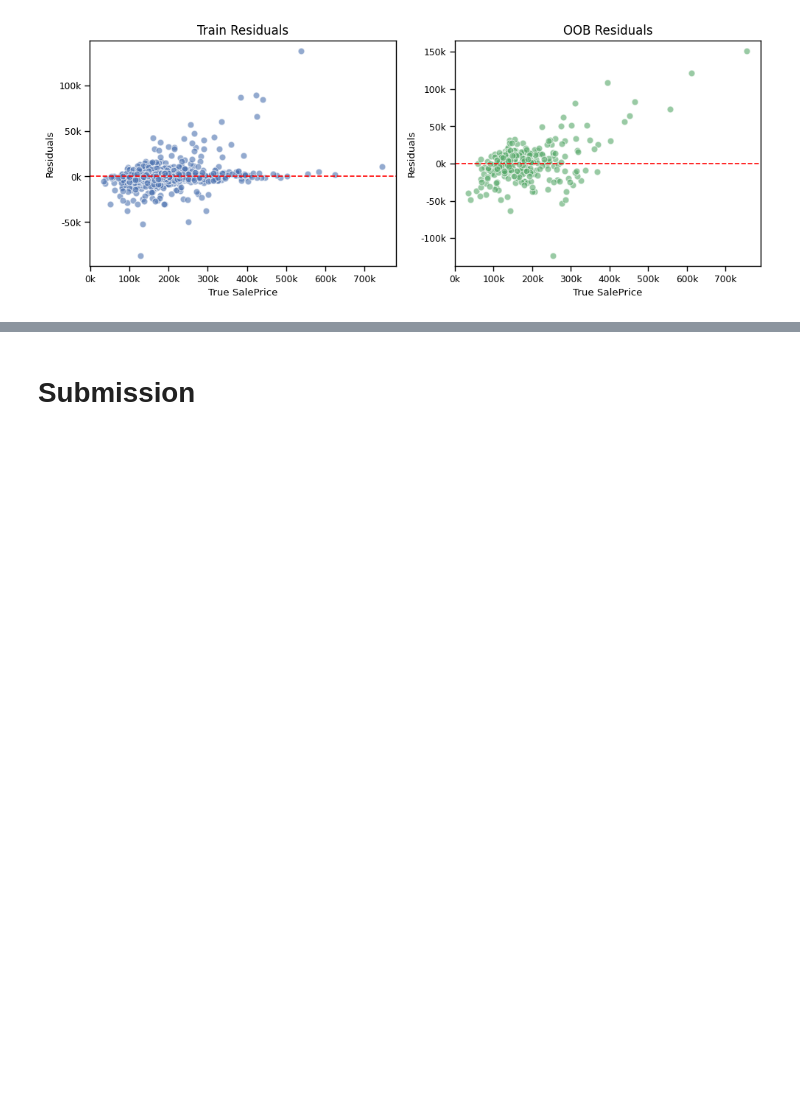
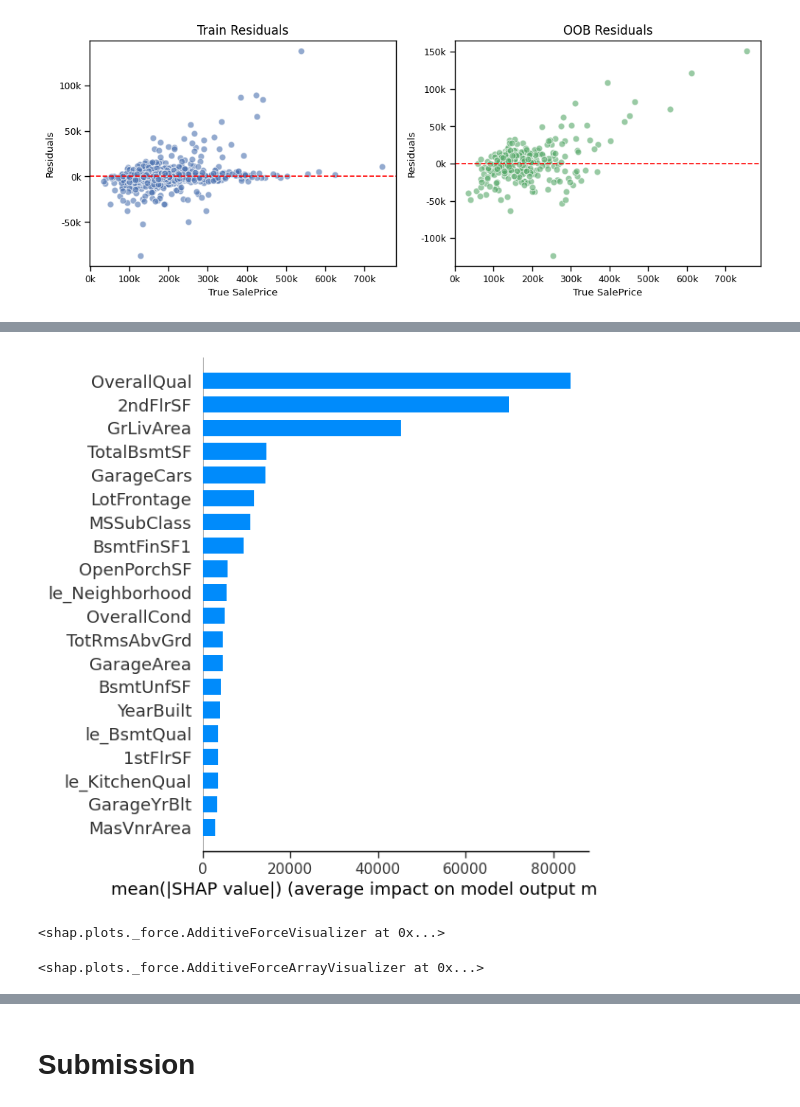
Before and after one commit to PeeteKeesel/kaggle-verse, a Jupyter notebook: competition-house-price-prediction.ipynb, the cells around one changed output, grey strips where cells are left out. Saved outputs shown, nothing was run; the diff lists cells and outputs as text; code cells hidden in the pictures; blank space fills up the shorter version.

```diff
--- a/competition-house-price-prediction.ipynb
+++ b/competition-house-price-prediction.ipynb
@@ -504,0 +527,12 @@ plot_residuals(y_train, y_pred_train, y_oob, y_pred_oob)
+# %%
+shap.summary_plot(shap_values, X_oob, plot_type='bar', plot_size=(6, 6))
+# %% [output]
+[figure, added]
+# %%
+shap.plots.force(explainer.expected_value, shap_values[0])
+# %% [output]
+<shap.plots._force.AdditiveForceVisualizer at 0x...>
+# %%
+shap.plots.force(explainer.expected_value, shap_values[:100])
+# %% [output]
+<shap.plots._force.AdditiveForceArrayVisualizer at 0x...>
```
Also changed, not shown: parts of 17 cells of this notebook.
